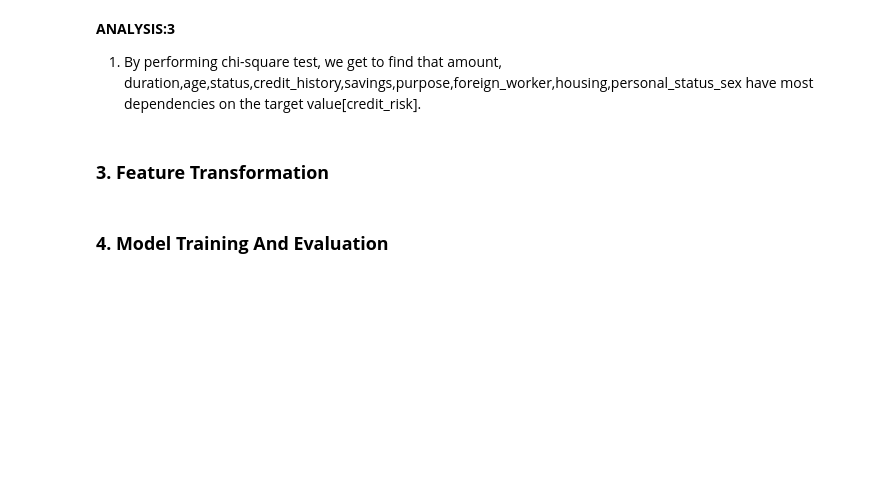
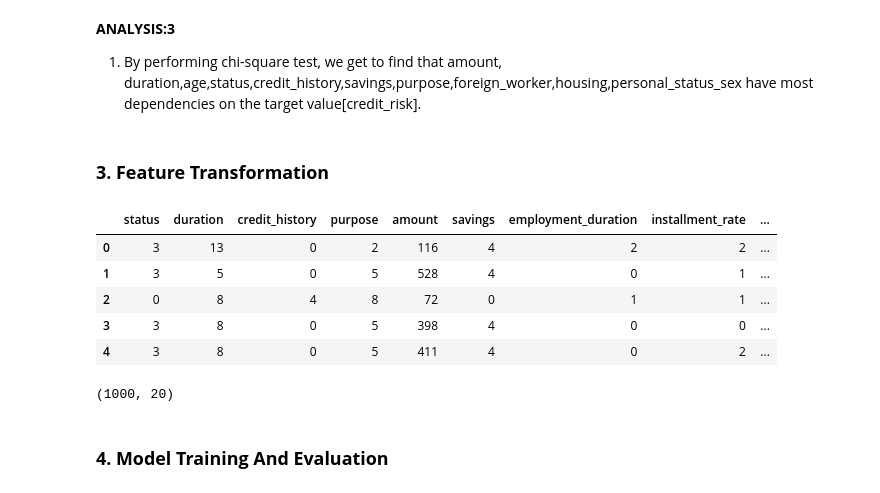
Before and after one commit to UtRaj/German_Bank_Credit, a Jupyter notebook: INeuron_Bank_credit.ipynb, the cells around one changed output. Cells and saved outputs as stored; diff of their text form; code cells hidden in the pictures; blank space fills up the shorter version.

```diff
--- a/INeuron_Bank_credit.ipynb
+++ b/INeuron_Bank_credit.ipynb
@@ -414,10 +414,6 @@ print(significant_categories)
 19       foreign_worker   1.086189e-02
 14              housing   1.319208e-02
 8   personal_status_sex   1.491882e-02
-# %%
-#We can Drop 5 Less significant Features
-
-X=bank.drop(["people_liable","installment_rate","other_debtors","employment_duration","present_residence"], axis=1)
 # %%
 # Logging the Feature Extraction success
 logging.info("Feature Extraction ended.")
@@ -439,6 +435,19 @@ scaler.fit(X)
 
 std_data = scaler.transform(X)
 Y = bank["credit_risk"]
+# %%
+X.head()
+# %% [output]
+|  | status | duration | credit_history | purpose | amount | savings | employment_duration | installment_rate | ... |
+| 0 | 3 | 13 | 0 | 2 | 116 | 4 | 2 | 2 | ... |
+| 1 | 3 | 5 | 0 | 5 | 528 | 4 | 0 | 1 | ... |
+| 2 | 0 | 8 | 4 | 8 | 72 | 0 | 1 | 1 | ... |
+| 3 | 3 | 8 | 0 | 5 | 398 | 4 | 0 | 0 | ... |
+| 4 | 3 | 8 | 0 | 5 | 411 | 4 | 0 | 2 | ... |
+# %%
+X.shape
+# %% [output]
+(1000, 20)
 # %%
 # Logging the Feature Transformation success
 logging.info("Feature Transformation ended.")
```
Also changed, not shown: parts of 7 cells of this notebook, 2 other files.
